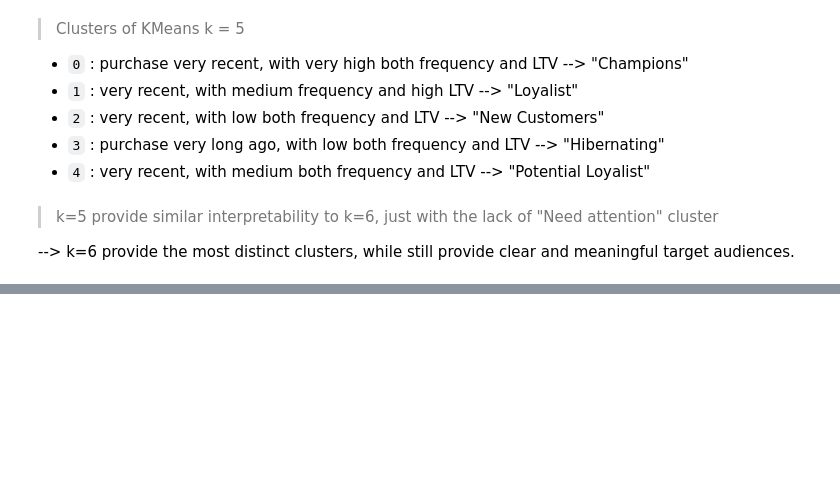
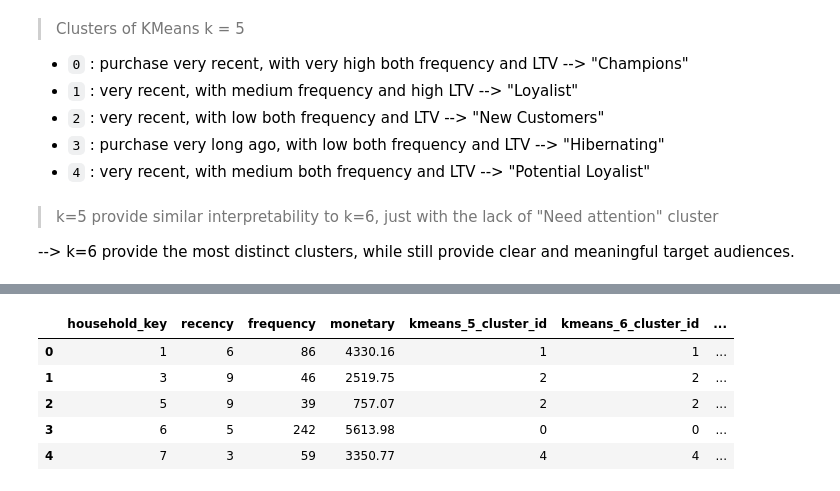
Before and after one commit to liemnh98/LJMU-Data-Science-Masters-Dissertation, a Jupyter notebook: 5b-kmeans_rfm.ipynb, the cells around one changed output, grey strips where cells are left out. Saved outputs shown, nothing was run; the diff lists cells and outputs as text; code cells hidden in the pictures; blank space fills up the shorter version.

```diff
--- a/5b-kmeans_rfm.ipynb
+++ b/5b-kmeans_rfm.ipynb
@@ -488,0 +498,13 @@ Name: proportion, dtype: float64
+# %%
+# Map the cluster result back to the original rfm df
+raw_rfm["kmeans_5_cluster_id"] = rfm_df["kmeans_5_cluster_id"]
+raw_rfm["kmeans_6_cluster_id"] = rfm_df["kmeans_6_cluster_id"]
+raw_rfm["kmeans_8_cluster_id"] = rfm_df["kmeans_8_cluster_id"]
+raw_rfm.head()
+# %% [output]
+|  | household_key | recency | frequency | monetary | kmeans_5_cluster_id | kmeans_6_cluster_id | ... |
+| 0 | 1 | 6 | 86 | 4330.16 | 1 | 1 | ... |
+| 1 | 3 | 9 | 46 | 2519.75 | 2 | 2 | ... |
+| 2 | 5 | 9 | 39 | 757.07 | 2 | 2 | ... |
+| 3 | 6 | 5 | 242 | 5613.98 | 0 | 0 | ... |
+| 4 | 7 | 3 | 59 | 3350.77 | 4 | 4 | ... |
```
Also changed, not shown: parts of 7 cells of this notebook, 1 other file.
